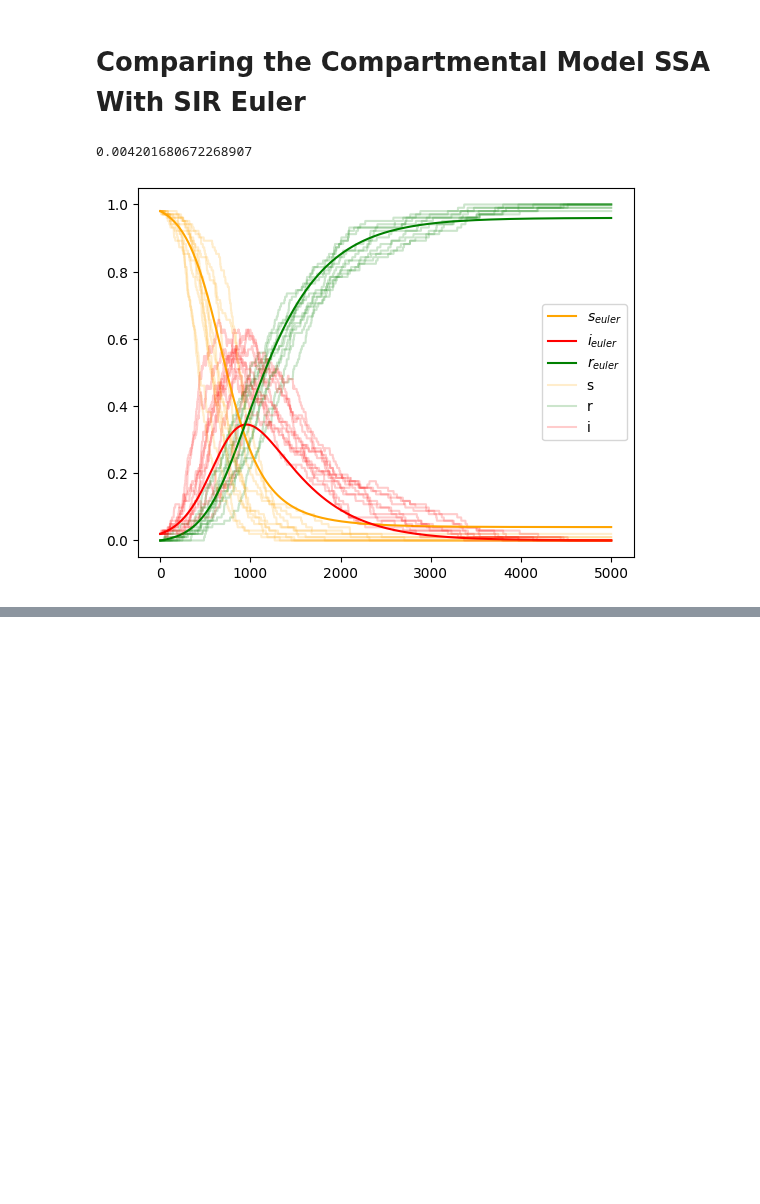
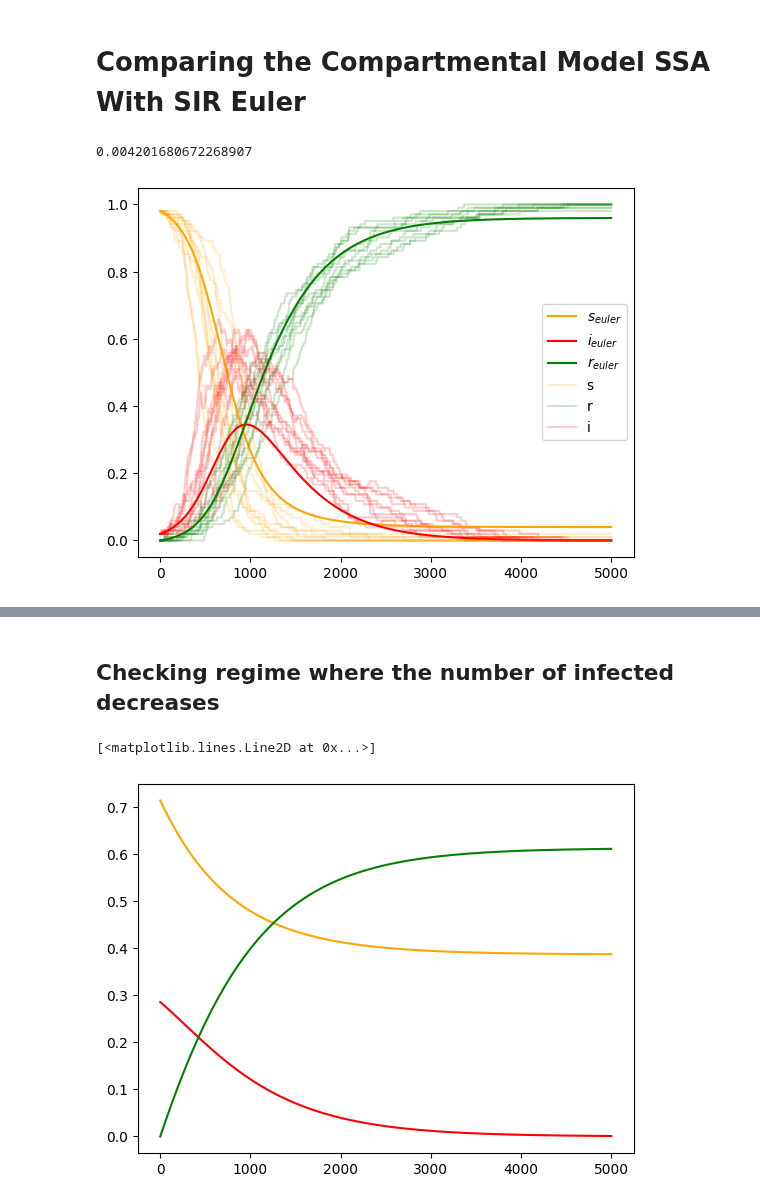
Before and after one commit to HimanshuSingh-all/Computational-Epidemiology-ICTS, a Jupyter notebook: sir_naive_compartmental.ipynb, the cells around one changed output, grey strips where cells are left out. Drawn from its saved outputs; the diff is of its cells as text; code cells hidden in the pictures; blank space fills up the shorter version.

```diff
--- a/sir_naive_compartmental.ipynb
+++ b/sir_naive_compartmental.ipynb
@@ -178,0 +202,33 @@ plt.show()
+# %% [markdown]
+## Checking regime where the number of infected decreases
+# %%
+gamma_sir = 2
+b_sir = 2
+
+steps = N
+dt = 0.001
+euler_states = np.zeros((steps,3))
+euler_states[0, :] = xinit/(s+inf)
+
+s = 100
+inf = 40
+xinit = np.array([s, inf ,0])
+
+
+for i in range(1,steps):
+    euler_states[i,0] = euler_states[i-1,0] - (b_sir*euler_states[i-1,0]*euler_states[i-1,1])*dt
+    euler_states[i,1] = euler_states[i-1,1] + (b_sir*euler_states[i-1,0]*euler_states[i-1,1] -gamma_sir*euler_states[i-1,1])*dt
+    euler_states[i,2] = euler_states[i-1,2] + gamma_sir*euler_states[i-1,1]*dt
+    if euler_states[i,0]<=0:
+        euler_states[i,0] = 0
+    if euler_states[i,1]<=0:
+        euler_states[i,1] = 0
+    if euler_states[i,2]<=0:
+        euler_states[i,2] = 0
+# %%
+plt.plot(euler_states[:,0], label = r'$s_{euler}$', color = 'orange')
+plt.plot(euler_states[:,1], label = r'$i_{euler}$', color = 'red')
+plt.plot(euler_states[:,2], label = r'$r_{euler}$', color = 'green')
+# %% [output]
+[<matplotlib.lines.Line2D at 0x...>]
+[figure, added]
```
Also changed, not shown: parts of 3 cells of this notebook.
